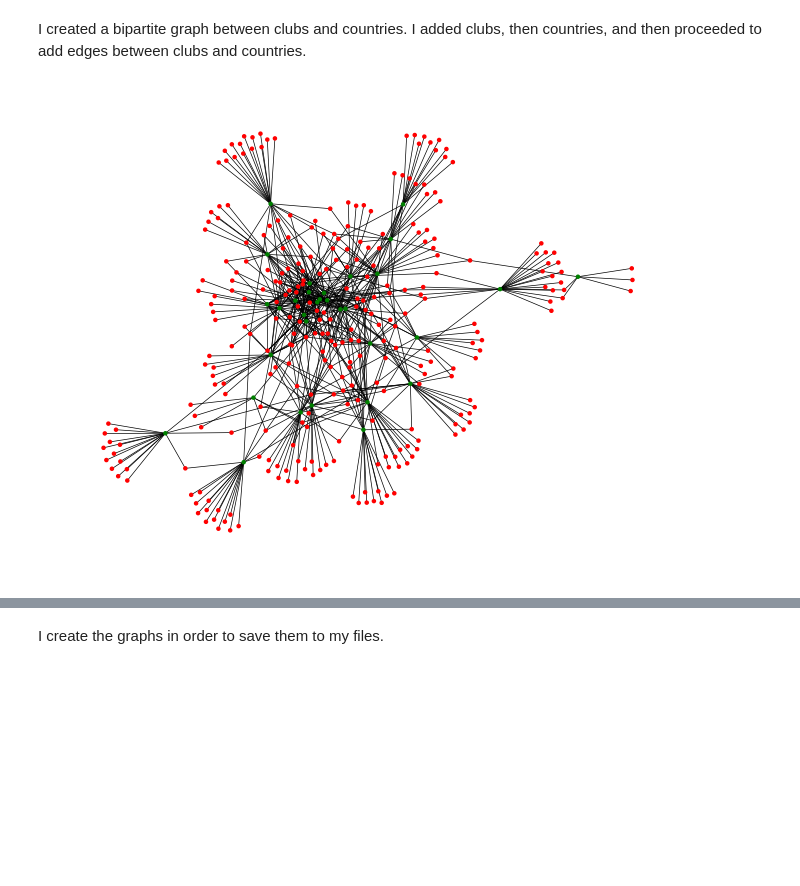
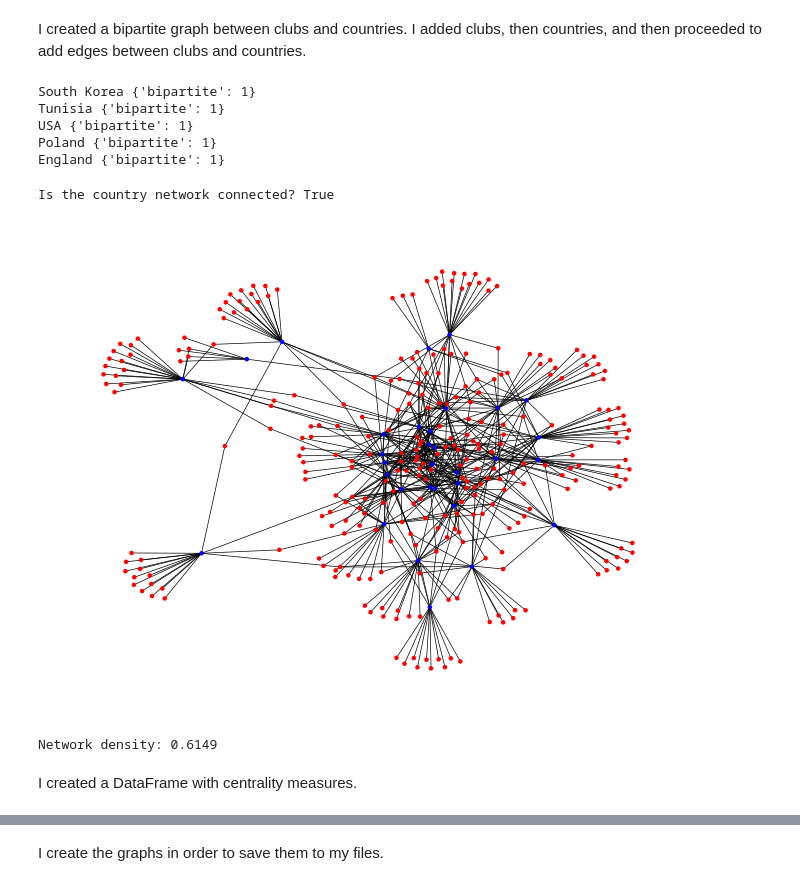
Before and after one commit to jaredjimenezjenkins/HW2_repo, a Jupyter notebook: case3.ipynb, the cells around one changed output, grey strips where cells are left out. Cells and saved outputs as stored; diff of their text form; code cells hidden in the pictures; blank space fills up the shorter version.

```diff
--- a/case3.ipynb
+++ b/case3.ipynb
@@ -125,8 +133,8 @@ As we see here, player to country would work!
 # %% [markdown]
 I created a bipartite graph between clubs and countries. I added clubs, then countries, and then proceeded to add edges between clubs and countries.
 # %%
-fifanet3 = nx.Graph()
-fifanet3.add_nodes_from(fifa.club, bipartite=0)
-fifanet3.add_nodes_from(fifa.nationality, bipartite=1)
-fifanet3.add_edges_from([(club, country) for club, country in zip(fifa.club, fifa.nationality)])
+club_country_net = nx.Graph()
+club_country_net.add_nodes_from(fifa.club, bipartite=0)  # Clubs
+club_country_net.add_nodes_from(fifa.nationality, bipartite=1)  # Countries
+club_country_net.add_edges_from(zip(fifa.club, fifa.nationality))  # Edges
 # %%
@@ -135,7 +155,27 @@ countries_nodes = set(fifanet3) - clubs_nodes
+# %%
+# Print a sample of attributes for verification
+for country, attrs in list(country_projection.nodes(data=True))[:5]:  # Show first 5 countries
+    print(country, attrs)
+# %% [output]
+South Korea {'bipartite': 1}
+Tunisia {'bipartite': 1}
+USA {'bipartite': 1}
+Poland {'bipartite': 1}
+England {'bipartite': 1}
+# %%
+is_connected = nx.is_connected(country_projection)
+print(f"Is the country network connected? {is_connected}")
+# %% [output]
+Is the country network connected? True
 # %%
-pos = nx.spring_layout(fifanet3)
-color_dict = {0:'r', 1:'g'}
-color_list = [color_dict[i[1]] for i in fifanet3.nodes.data('bipartite')]
-nx.draw(fifanet3, pos=pos, with_labels=False, node_size=5, width=0.5, node_color=color_list)
+pos = nx.spring_layout(club_country_net)
+color_dict = {0:'r', 1:'b'}
+color_list = [color_dict[i[1]] for i in club_country_net.nodes.data('bipartite')]
+nx.draw(club_country_net, pos=pos, with_labels=False, node_size=5, width=0.5, node_color=color_list)
 # %% [output]
-[figure, old version]
+[figure, new version]
+# %%
+density = nx.density(country_projection)
+print(f"Network density: {density:.4f}")
+# %% [output]
+Network density: 0.6149
@@ -141,0 +187,2 @@ nx.draw(fifanet3, pos=pos, with_labels=False, node_size=5, width=0.5, node_color
+# %% [markdown]
+I created a DataFrame with centrality measures.
```
Also changed, not shown: parts of 21 cells of this notebook.
